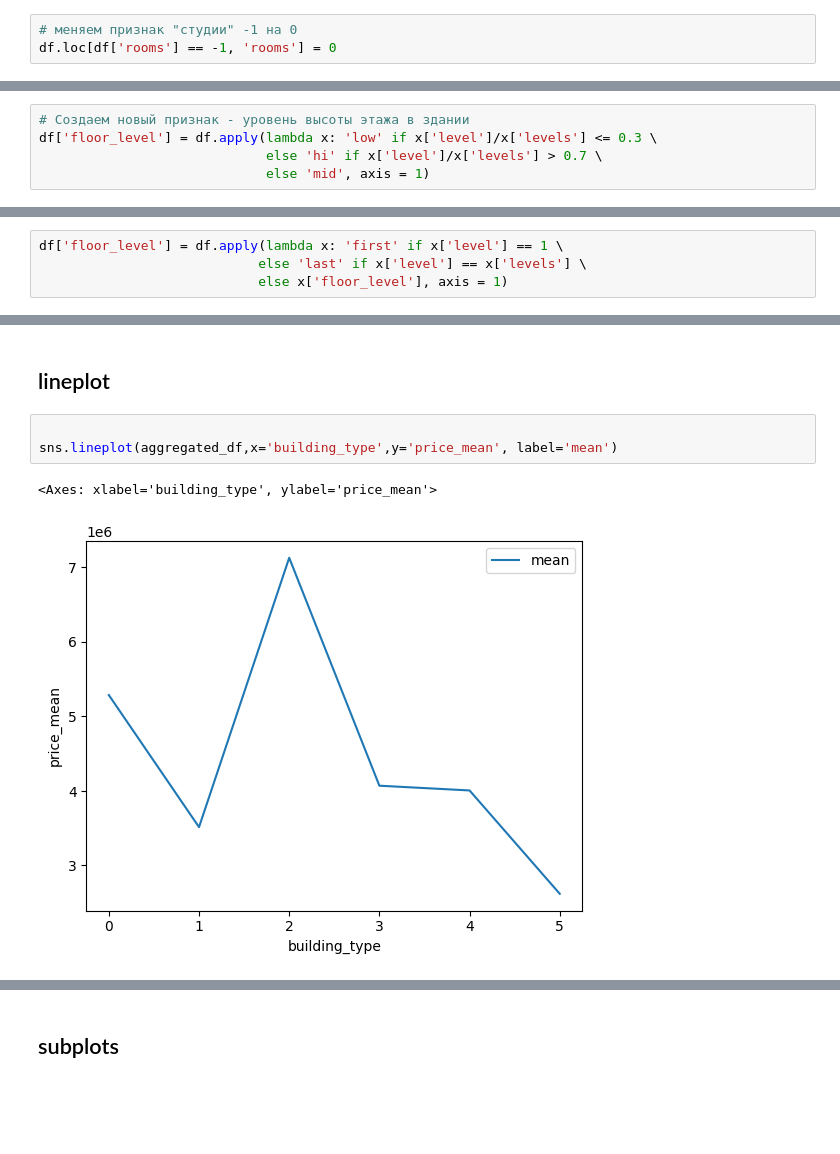
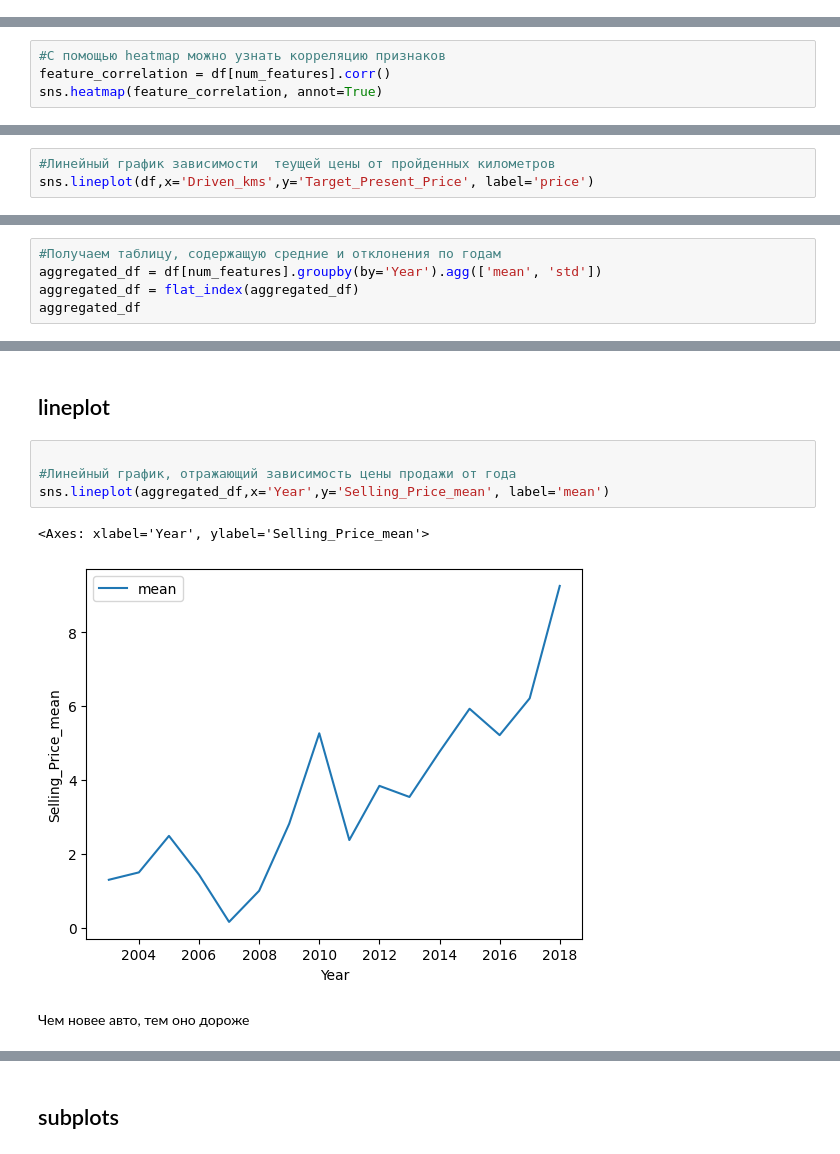
Before and after one commit to SavvinYR/savvin_iis, a Jupyter notebook: eda/eda.ipynb, the cells around one changed output, grey strips where cells are left out. Drawn from its saved outputs; the diff is of its cells as text; blank space fills up the shorter version.

```diff
--- a/eda/eda.ipynb
+++ b/eda/eda.ipynb
@@ -193,5 +132,2 @@ df = df.query('level <= levels')
-# %%
-# меняем признак "студии" -1 на 0
-df.loc[df['rooms'] == -1, 'rooms'] = 0
 # %% [markdown]
 # Анализ признаков для модели
@@ -207,5 +152,4 @@ sns.displot(df, x='price', bins=100, hue='building_type', kde=True, log_scale=Tr
 # %%
-# Создаем новый признак - уровень высоты этажа в здании
-df['floor_level'] = df.apply(lambda x: 'low' if x['level']/x['levels'] <= 0.3 \
-                             else 'hi' if x['level']/x['levels'] > 0.7 \
-                             else 'mid', axis = 1)
+#С помощью heatmap можно узнать корреляцию признаков
+feature_correlation = df[num_features].corr()
+sns.heatmap(feature_correlation, annot=True)
@@ -212,4 +168,3 @@ df['floor_level'] = df.apply(lambda x: 'low' if x['level']/x['levels'] <= 0.3 \
 # %%
-df['floor_level'] = df.apply(lambda x: 'first' if x['level'] == 1 \
-                            else 'last' if x['level'] == x['levels'] \
-                            else x['floor_level'], axis = 1)
+#Линейный график зависимости  теущей цены от пройденных километров
+sns.lineplot(df,x='Driven_kms',y='Target_Present_Price', label='price')
@@ -258,0 +201,5 @@ aggregated_df
+# %%
+#Получаем таблицу, содержащую средние и отклонения по годам
+aggregated_df = df[num_features].groupby(by='Year').agg(['mean', 'std'])
+aggregated_df = flat_index(aggregated_df)
+aggregated_df
@@ -260,7 +225,10 @@ aggregated_df
 ## lineplot
 # %%
 
-sns.lineplot(aggregated_df,x='building_type',y='price_mean', label='mean')
+#Линейный график, отражающий зависимость цены продажи от года
+sns.lineplot(aggregated_df,x='Year',y='Selling_Price_mean', label='mean')
 # %% [output]
-<Axes: xlabel='building_type', ylabel='price_mean'>
+<Axes: xlabel='Year', ylabel='Selling_Price_mean'>
-[figure, old version]
+[figure, new version]
+# %% [markdown]
+Чем новее авто, тем оно дороже
```
Also changed, not shown: parts of 48 cells of this notebook.
